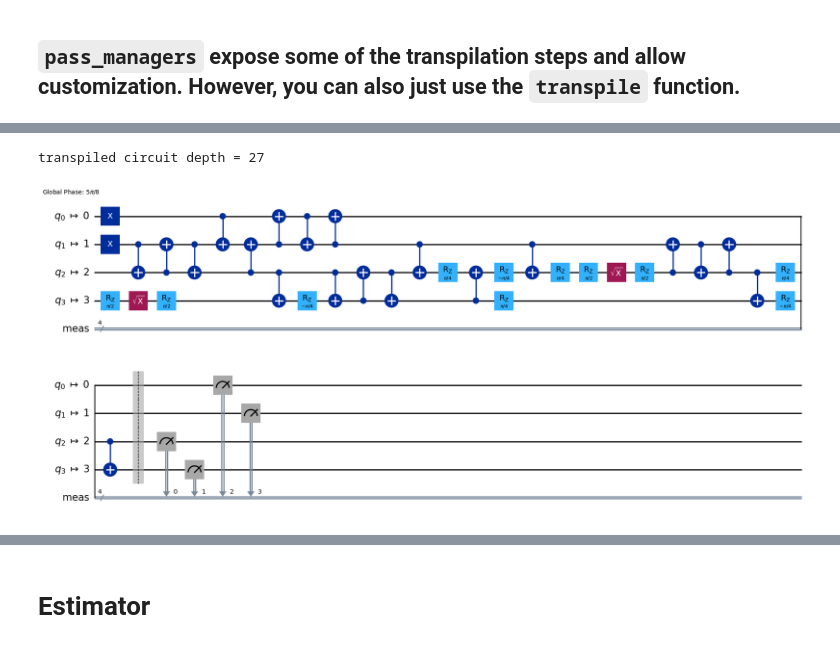
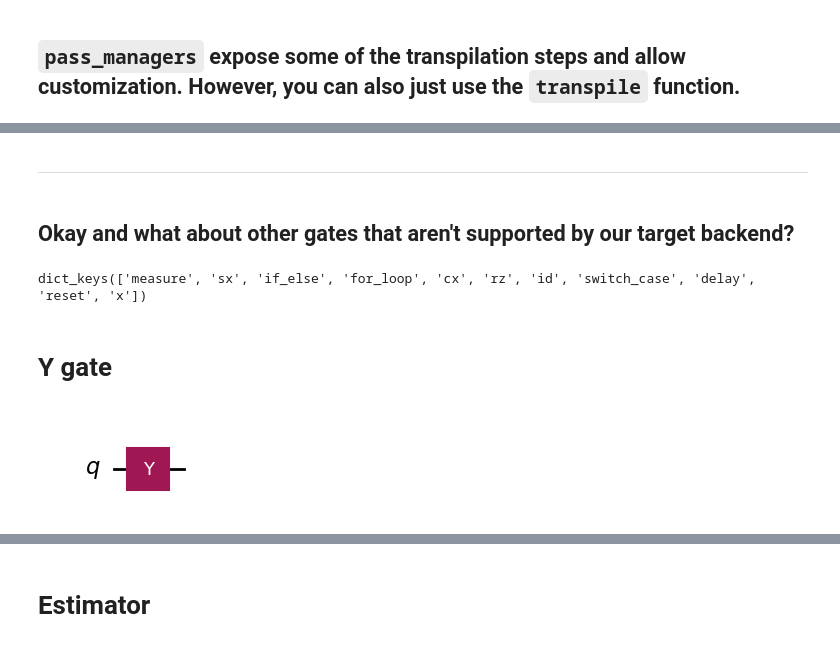
Before and after one commit to JoeyRogers-svg/Qiskit-fundamentals-course, a Jupyter notebook: 3-transpilation-and-primitives.ipynb, the cells around one changed output, grey strips where cells are left out. Cells and saved outputs as stored; diff of their text form; code cells hidden in the pictures.

```diff
--- a/3-transpilation-and-primitives.ipynb
+++ b/3-transpilation-and-primitives.ipynb
@@ -169,12 +107,19 @@ qc_transpiled.draw(output='mpl')
-# %%
-fake_backend = FakeManilaV2()
-
-target = fake_backend.target
-pm = generate_preset_pass_manager(target=target, optimization_level=0)
-qc_isa = pm.run(half_adder_circuit)
-
-print(f"transpiled circuit depth = {qc_isa.depth()}")
-qc_isa.draw("mpl")
-# %% [output]
-transpiled circuit depth = 27
-[figure, removed]
+# %% [markdown]
+---
+# %% [markdown]
+## Okay and what about other gates that aren't supported by our target backend?
+# %%
+print(target.operation_names)
+# %% [output]
+dict_keys(['measure', 'sx', 'if_else', 'for_loop', 'cx', 'rz', 'id', 'switch_case', 'delay', 'reset', 'x'])
+# %% [markdown]
+# Y gate
+# %%
+import numpy as np
+
+qc = QuantumCircuit(1)
+qc.y(0)
+
+qc.draw(output='mpl')
+# %% [output]
+[figure, added]
```
Also changed, not shown: parts of 42 cells of this notebook.
